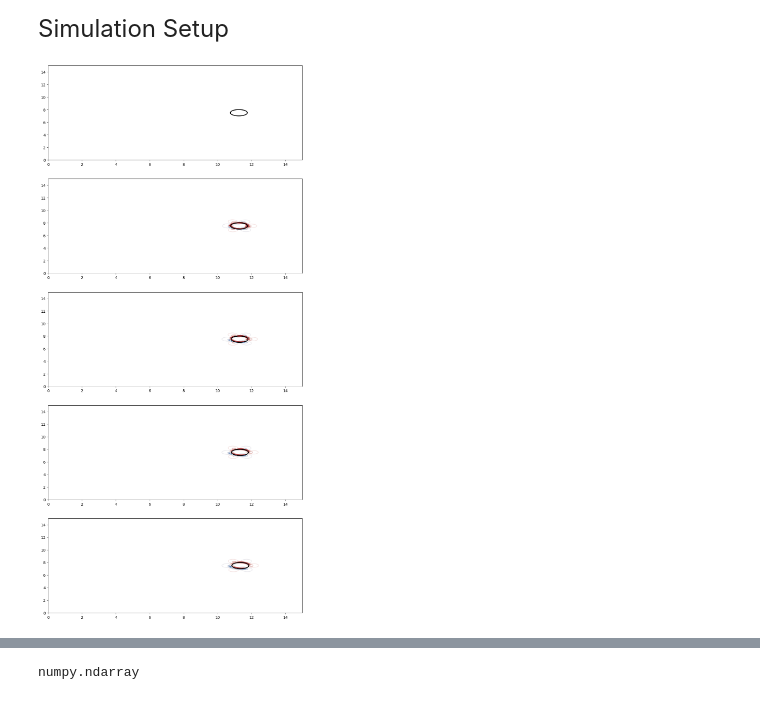
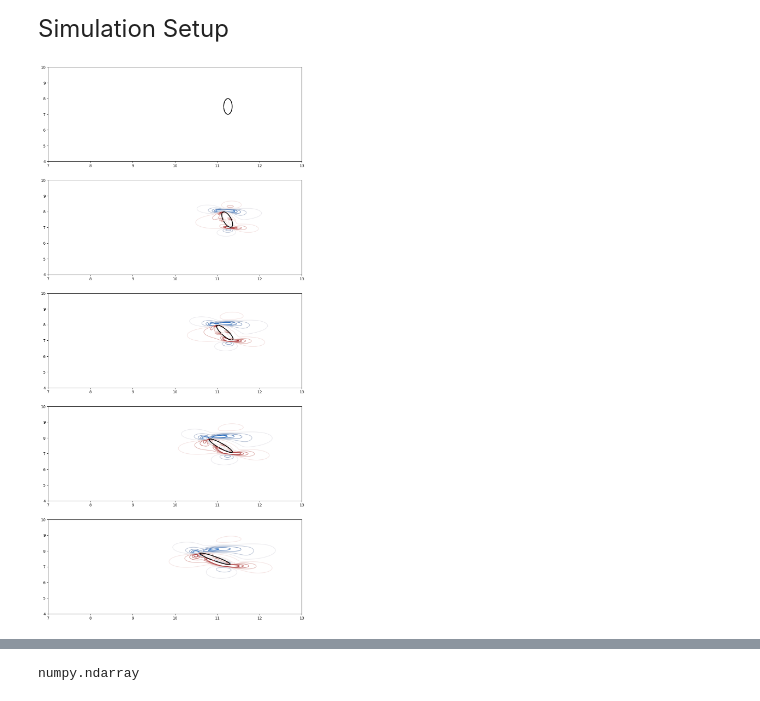
Before and after one commit to hashimmg/jax_IB, a Jupyter notebook: notebooks/Flapping_Demo-03-12-2024.ipynb, the cells around one changed output, grey strips where cells are left out. Drawn from its saved outputs; the diff is of its cells as text; code cells hidden in the pictures.

```diff
--- a/notebooks/Flapping_Demo-03-12-2024.ipynb
+++ b/notebooks/Flapping_Demo-03-12-2024.ipynb
@@ -122,7 +119,7 @@ def ellipse(geometry_param,theta):
     return jnp.append(xt,xt_2),jnp.append(yt,yt2)
 
 
-particle_geometry_param = jnp.array([[0.5,0.5]])
+particle_geometry_param = jnp.array([[0.1,0.5]])
 particle_center_position = jnp.array([[domain[0][1]*0.75,domain[1][1]*0.5]]) #could be an array for multiple objects
 
 
@@ -153,7 +150,7 @@ def laplacian_matrix(size: int, step: float) -> np.ndarray:
     column[1] = column[-1] = 1 / step**2
     return scipy.linalg.circulant(column)
 # %%
-inner_steps = 10#1800#20#450#1500#1300
+inner_steps = 100#1800#20#450#1500#1300
 outer_steps = 10#6000#12000#3000#2000#4500#4500#1800#10#900#20 (18000 works well to reach steady state)
 
 #-- Setup Pytree Variable to be looped over during integration steps
@@ -225,33 +228,33 @@ def calc_vorticity(trajectory,idx):
 
 
     velocity = (grids.GridVariable(grids.GridArray(trajectory.velocity[0].data[idx], trajectory.velocity[0].offset, trajectory.velocity[0].grid), vel_bc[0]),
                      grids.GridVariable(grids.GridArray(trajectory.velocity[1].data[idx], trajectory.velocity[1].offset, trajectory.velocity[1].grid), vel_bc[1]))
 
     return finite_differences.central_difference(velocity[1], axis=1).data- finite_differences.central_difference(velocity[0], axis=1).data
 
 
 
 fig,ax = plt.subplots(figsize=(12,26),nrows=outer_steps//2)
 
 
 counter=0
 for idx in range(0,outer_steps,2):
 
     ax[counter].contour(X,Y,calc_vorticity(trajectory,idx),cmap=seaborn.color_palette("vlag", as_cmap=True),levels=np.linspace(-10, 10, 10))
 
     particles_list = trajectory.particles
     geometry_param=particles_list.geometry_param[idx][0]
     xp0,yp0 = ellipse(geometry_param,0)
 
     current_t = trajectory.velocity[0].bc.time_stamp[idx]
     particle_center = particles_list.particle_center[idx][0]
 
     theta_t = Rotation_EQ(rotation_param,current_t)
     xp = (xp0)*jnp.cos(theta_t)-(yp0)*jnp.sin(theta_t)+particle_center[0]
     yp = (xp0)*jnp.sin(theta_t)+(yp0 )*jnp.cos(theta_t)+particle_center[1]
-    ax[counter].set_xlim([0,15])
-    ax[counter].set_ylim([0,15])
+    ax[counter].set_xlim([7,13])
+    ax[counter].set_ylim([4,10])
     ax[counter].plot(xp,yp,'k-',linewidth=2.0)
     counter+=1
 # %% [output]
-[figure, old version]
+[figure, new version]
```
Also changed, not shown: parts of 4 cells of this notebook.
